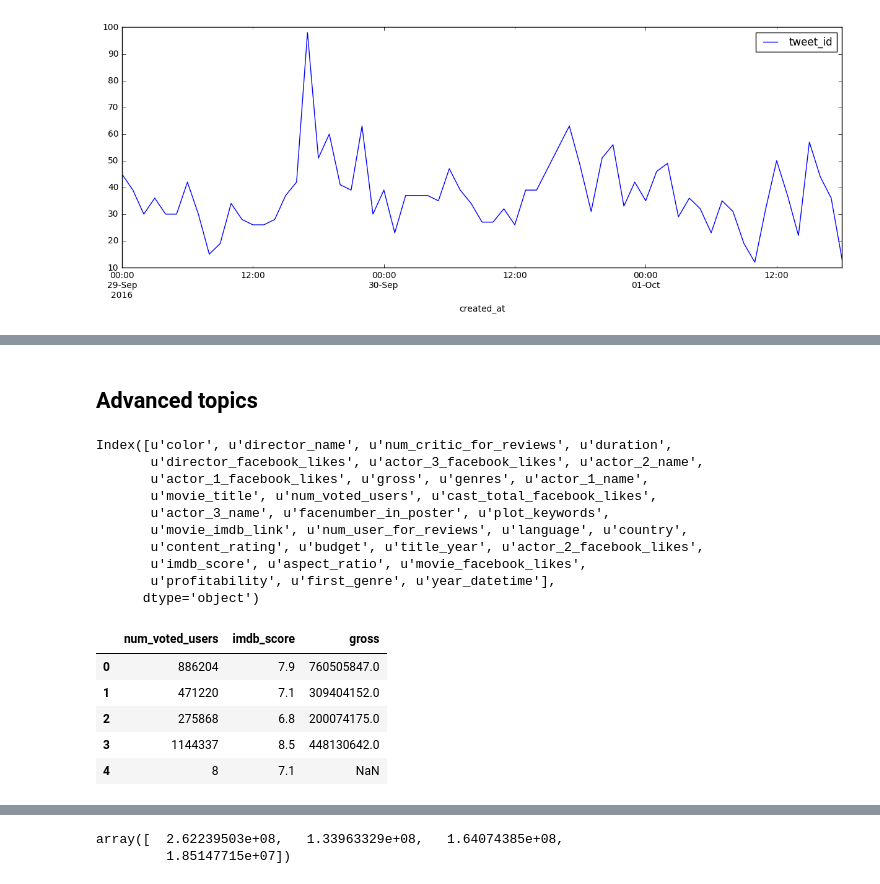
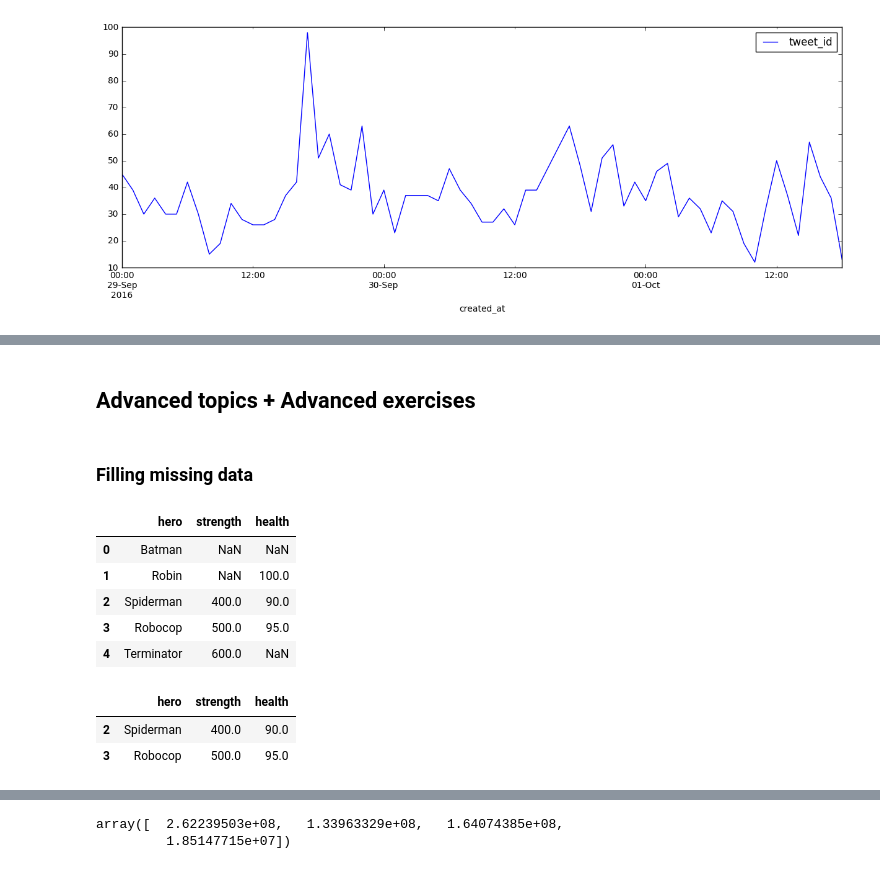
Before and after one commit to grechut/first-steps-with-pandas, a Jupyter notebook: pyconpl-workshop/first-steps-with-pandas-with-solutions.ipynb, the cells around one changed output, grey strips where cells are left out. Drawn from its saved outputs; the diff is of its cells as text; code cells hidden in the pictures.

Commit message:
Extend advanced topics chapter

```diff
--- a/pyconpl-workshop/first-steps-with-pandas-with-solutions.ipynb
+++ b/pyconpl-workshop/first-steps-with-pandas-with-solutions.ipynb
@@ -1502,24 +1470,26 @@ Name: 4, dtype: object
 # %% [markdown]
-## Advanced topics
+## Advanced topics + Advanced exercises
-# %%
-movies.columns
-# %% [output]
-Index([u'color', u'director_name', u'num_critic_for_reviews', u'duration',
-       u'director_facebook_likes', u'actor_3_facebook_likes', u'actor_2_name',
-       u'actor_1_facebook_likes', u'gross', u'genres', u'actor_1_name',
-       u'movie_title', u'num_voted_users', u'cast_total_facebook_likes',
-       u'actor_3_name', u'facenumber_in_poster', u'plot_keywords',
-       u'movie_imdb_link', u'num_user_for_reviews', u'language', u'country',
-       u'content_rating', u'budget', u'title_year', u'actor_2_facebook_likes',
-       u'imdb_score', u'aspect_ratio', u'movie_facebook_likes',
-       u'profitability', u'first_genre', u'year_datetime'],
-      dtype='object')
-# %%
-movies[['num_voted_users', 'imdb_score', 'gross']].head()
-# %% [output]
-|  | num_voted_users | imdb_score | gross |
-| 0 | 886204 | 7.9 | 760505847.0 |
-| 1 | 471220 | 7.1 | 309404152.0 |
-| 2 | 275868 | 6.8 | 200074175.0 |
-| 3 | 1144337 | 8.5 | 448130642.0 |
-| 4 | 8 | 7.1 | NaN |
+# %% [markdown]
+### Filling missing data
+# %%
+heroes_with_missing = pd.DataFrame([
+        ('Batman', None, None),
+        ('Robin', None, 100),
+        ('Spiderman', 400, 90),
+        ('Robocop', 500, 95),
+        ('Terminator', 600, None)
+    ], columns=['hero', 'strength', 'health'])
+heroes_with_missing
+# %% [output]
+|  | hero | strength | health |
+| 0 | Batman | NaN | NaN |
+| 1 | Robin | NaN | 100.0 |
+| 2 | Spiderman | 400.0 | 90.0 |
+| 3 | Robocop | 500.0 | 95.0 |
+| 4 | Terminator | 600.0 | NaN |
+# %%
+heroes_with_missing.dropna()
+# %% [output]
+|  | hero | strength | health |
+| 2 | Spiderman | 400.0 | 90.0 |
+| 3 | Robocop | 500.0 | 95.0 |
```
Also changed, not shown: parts of 14 cells of this notebook, 2 other files.
